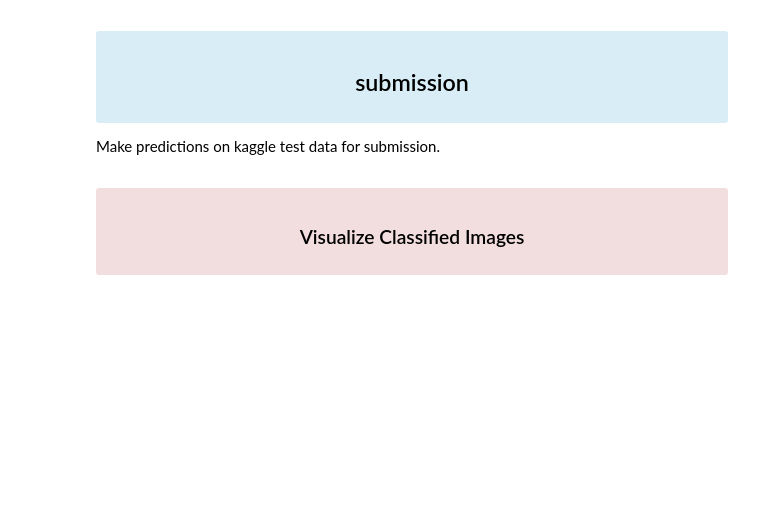
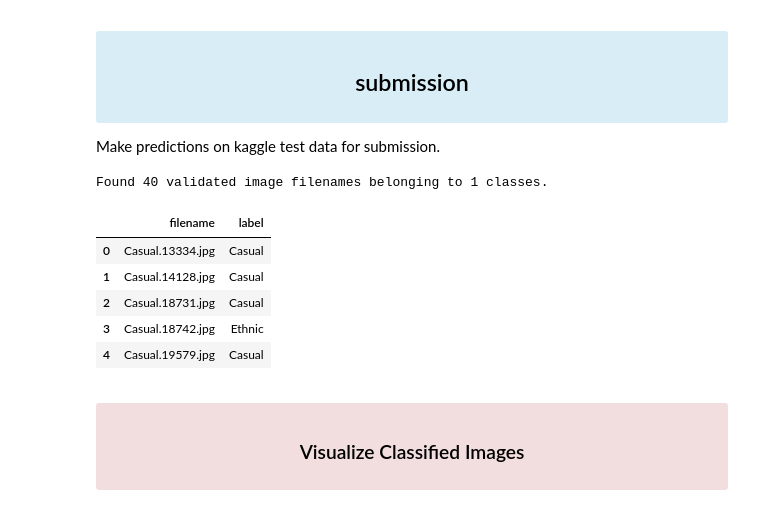
Before and after one commit to fatimafer/fashion_styles_recognition, a Jupyter notebook: fashion_classification.ipynb, the cells around one changed output. Cells and saved outputs as stored; diff of their text form; code cells hidden in the pictures; blank space fills up the shorter version.

```diff
--- a/fashion_classification.ipynb
+++ b/fashion_classification.ipynb
@@ -169,3 +264,9 @@ data = pd.concat([casual_style, rest_styles], ignore_index=True)
+# %%
+# We will move the selected images for validation to the validation folder
+# We will use the rest of images to train and test the model and we will move these images to the destination folder
+data['destination'] = np.where(data['id'].isin(styles_validate),
+                               validate_dir + data['filename_destination'],
+                               working_dir + '/' + data['filename_destination'])
 # %%
 for i in data.index:
     src_path = data['source'][i]
@@ -649,3 +844,35 @@ filenames = os.listdir(test_dir)
 test_data = pd.DataFrame({"filename": filenames})
 test_data['label'] = 'unknown'
+# %%
+# Create data genenerator for test data
+test1_idg =  test_datagen.flow_from_dataframe(test_data,
+                                     "../fashion_styles_recognition/Datasets/fashion-dataset/validate_styles/",
+                                     x_col= "filename",
+                                     y_col = 'label',
+                                     batch_size = bat_size,
+                                     target_size=size,
+                                     shuffle = False)
+
+# Test Prediction
+test1_predict = model.predict(test1_idg,verbose = 0)
+
+test1_predict_argmax = np.argmax(test1_predict, axis=1)
+
+y_test_pred = test1_predict_argmax
+
+test_data['label'] = y_test_pred
+# %% [output]
+Found 40 validated image filenames belonging to 1 classes.
+# %%
+# mapping
+label_mapping = {0: 'Casual', 1: 'Ethnic', 2: 'Formal', 3: 'Sports',}
+test_data['label'] = test_data['label'].map(label_mapping)
+test_data.head()
+# %% [output]
+|  | filename | label |
+| 0 | Casual.13334.jpg | Casual |
+| 1 | Casual.14128.jpg | Casual |
+| 2 | Casual.18731.jpg | Casual |
+| 3 | Casual.18742.jpg | Ethnic |
+| 4 | Casual.19579.jpg | Casual |
 # %%
```
Also changed, not shown: parts of 50 cells of this notebook, 2 other files.
